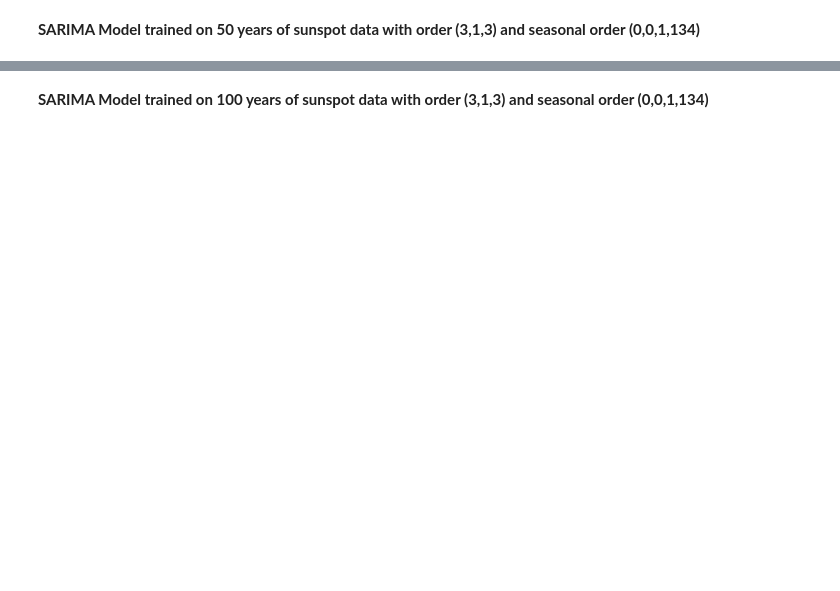
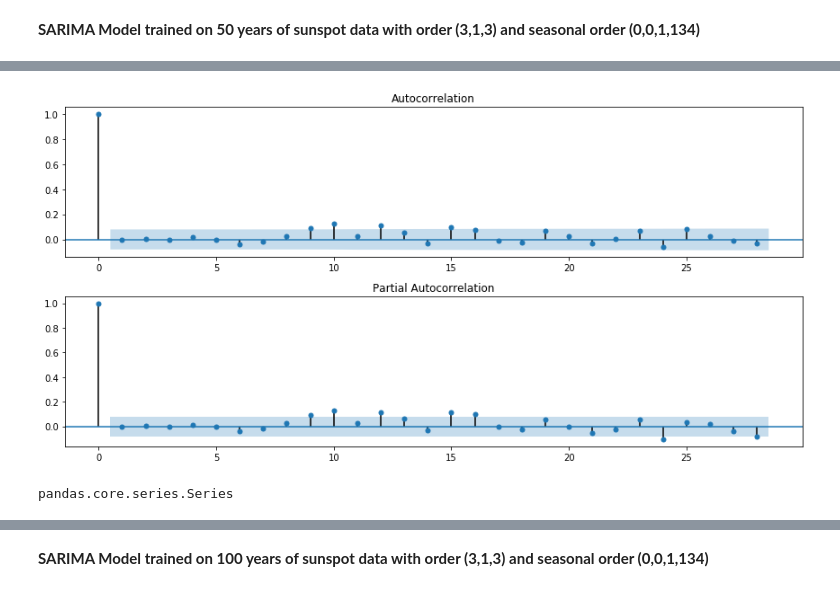
Before and after one commit to scottkds/sunspots, a Jupyter notebook: sunspots.ipynb, the cells around one changed output, grey strips where cells are left out. Drawn from its saved outputs; the diff is of its cells as text; code cells hidden in the pictures; blank space fills up the shorter version.

```diff
--- a/sunspots.ipynb
+++ b/sunspots.ipynb
@@ -651,0 +651,14 @@ plot_window(ms50)
+# %%
+with mpl.rc_context():
+    mpl.rc("figure", figsize=(12,6))
+    fig, (ax1, ax2) = plt.subplots(2,1)
+    plot_acf(ms50_model.resid, ax=ax1)
+    plot_pacf(ms50_model.resid, ax=ax2)
+plt.tight_layout()
+plt.show()
+# %% [output]
+[figure, added]
+# %%
+type(ms50_model.resid)
+# %% [output]
+pandas.core.series.Series
```
Also changed, not shown: parts of 22 cells of this notebook.
